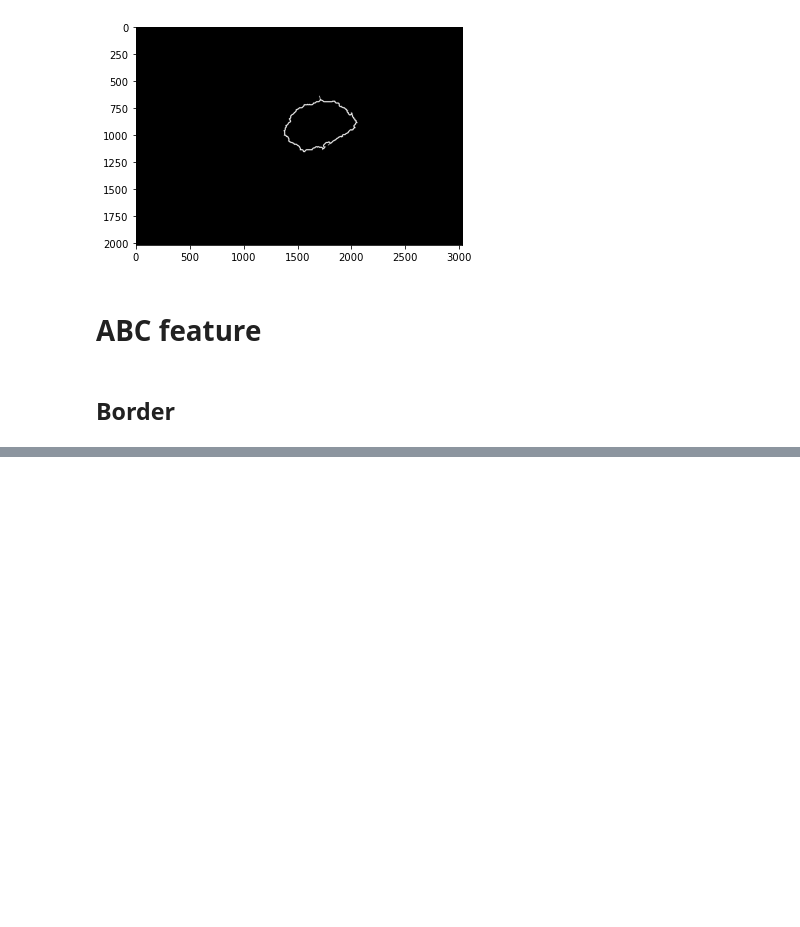
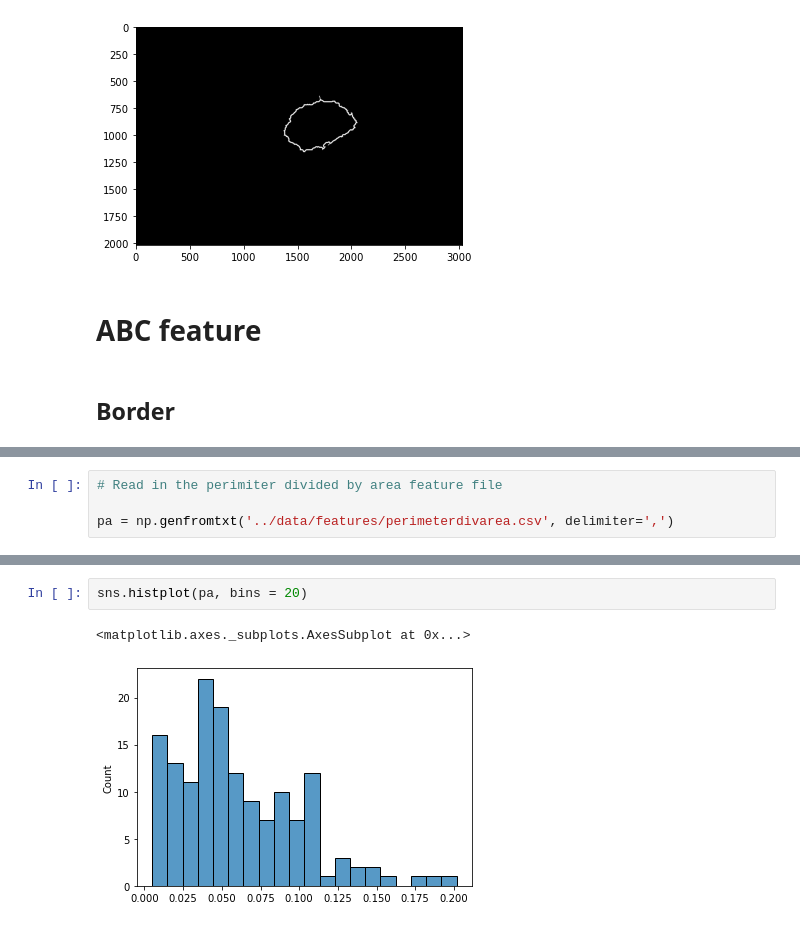
Before and after one commit to adagige/fyp2021p03g02, a Jupyter notebook: notebooks/Exercise 1.ipynb, the cells around one changed output, grey strips where cells are left out. Cells and saved outputs as stored; diff of their text form; blank space fills up the shorter version.

```diff
--- a/notebooks/Exercise 1.ipynb
+++ b/notebooks/Exercise 1.ipynb
@@ -273,0 +301,4 @@ area, perimiter = measure_area_perimeter(mask)
+# %%
+# Read in the perimiter divided by area feature file
+
+pa = np.genfromtxt('../data/features/perimeterdivarea.csv', delimiter=',')
@@ -273,0 +347,5 @@ area, perimiter = measure_area_perimeter(mask)
+# %%
+sns.histplot(pa, bins = 20)
+# %% [output]
+<matplotlib.axes._subplots.AxesSubplot at 0x...>
+[figure, added]
```
Also changed, not shown: parts of 19 cells of this notebook, 3 other files.
